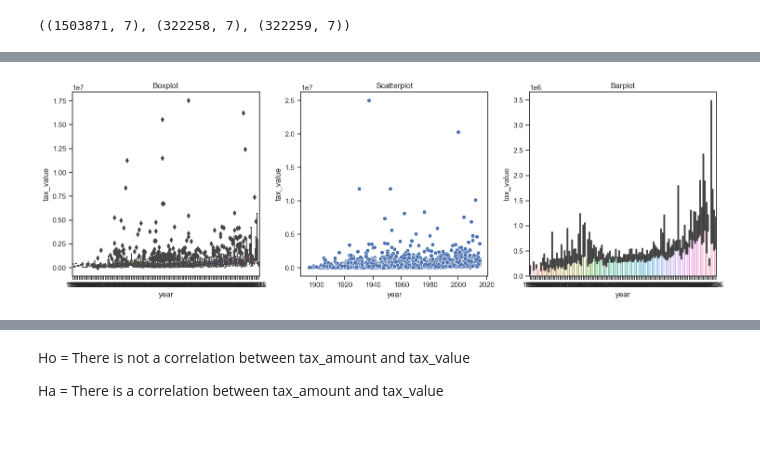
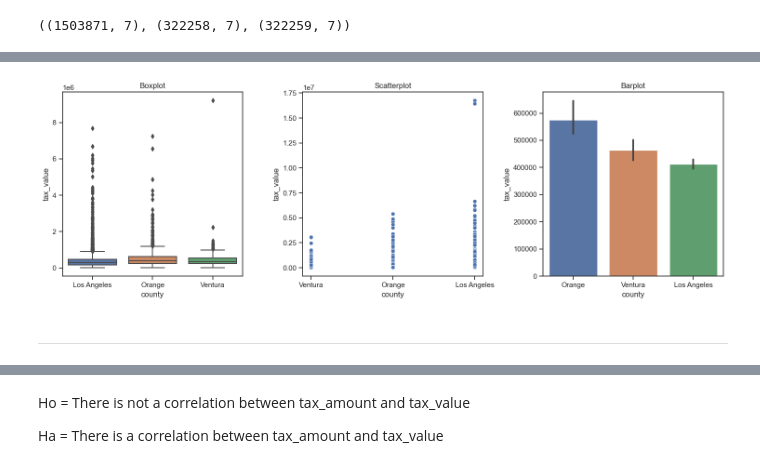
Before and after one commit to Msalazar2/regression-exercises, a Jupyter notebook: explore.ipynb, the cells around one changed output, grey strips where cells are left out. Drawn from its saved outputs; the diff is of its cells as text; code cells hidden in the pictures; blank space fills up the shorter version.

```diff
--- a/explore.ipynb
+++ b/explore.ipynb
@@ -32,4 +43,6 @@ e.plot_variable_pairs(train)
 # %%
-e.plot_categorical_and_continuous_vars(train, 'year', 'tax_value')
+e.plot_categorical_and_continuous_vars(train, 'county', 'tax_value')
 # %% [output]
-[figure, old version]
+[figure, new version]
+# %% [markdown]
+---
```
Also changed, not shown: parts of 41 cells of this notebook, 2 other files.
